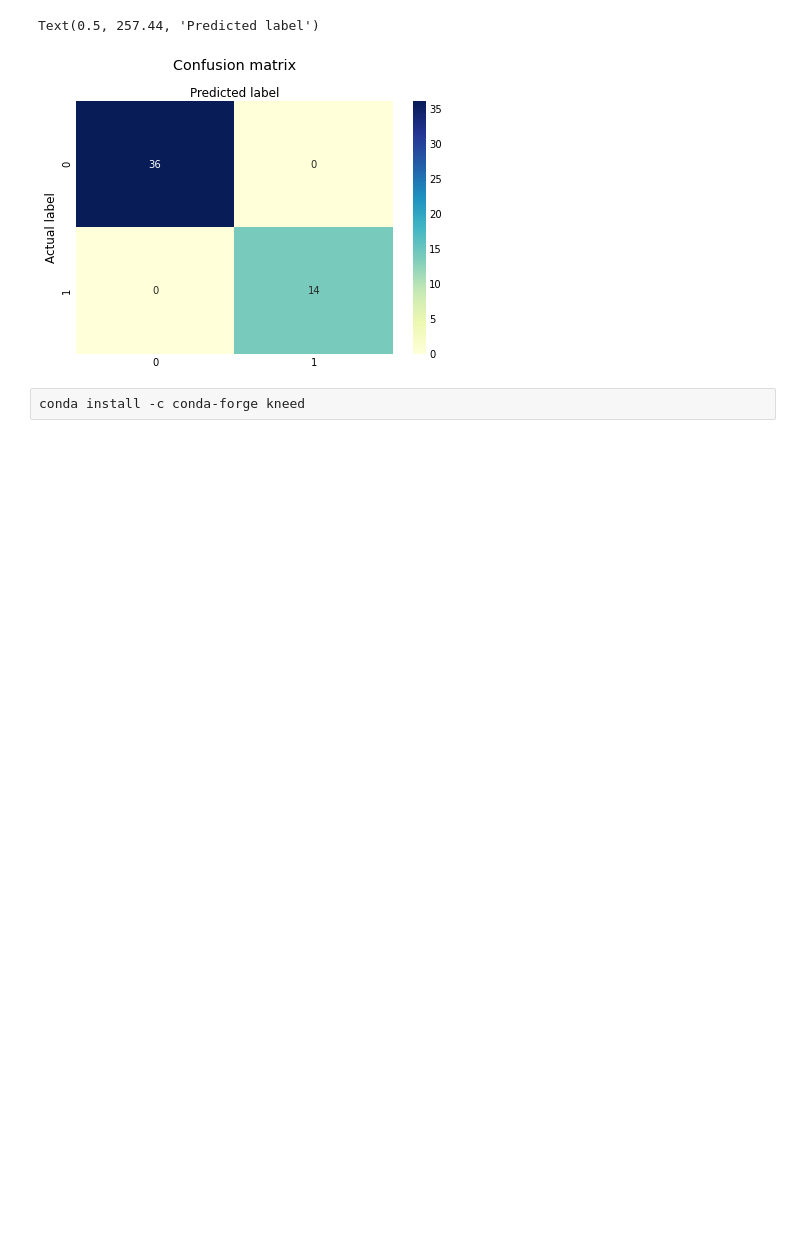
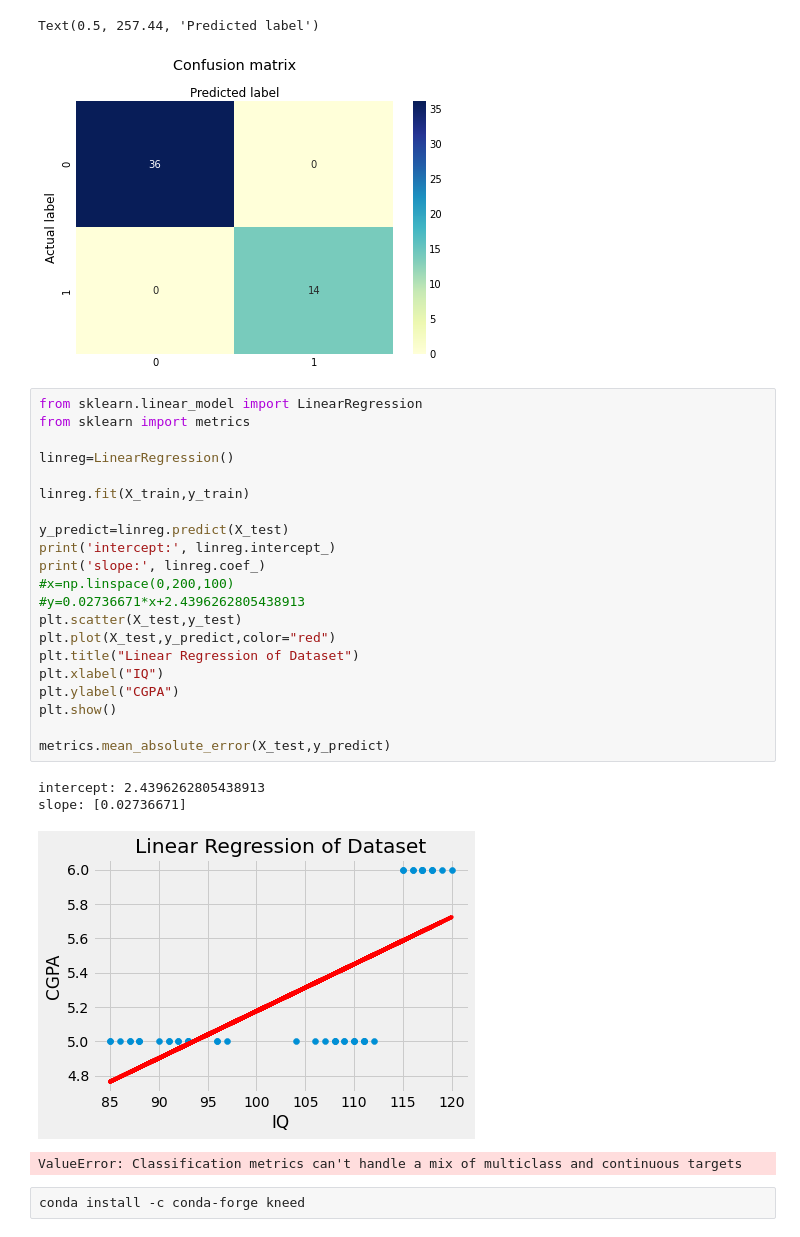
Before and after one commit to BryanAndy/Machine-Learning-Project, a Jupyter notebook: MachineLearningProject.ipynb, the cells around one changed output. Drawn from its saved outputs; the diff is of its cells as text; blank space fills up the shorter version.

Commit message:
Add files via upload
Altered for Linear Regression

```diff
--- a/MachineLearningProject.ipynb
+++ b/MachineLearningProject.ipynb
@@ -84,6 +84,32 @@ plt.xlabel('Predicted label')
 # %% [output]
 Text(0.5, 257.44, 'Predicted label')
 [figure]
+# %%
+from sklearn.linear_model import LinearRegression
+from sklearn import metrics
+
+linreg=LinearRegression()
+
+linreg.fit(X_train,y_train)
+
+y_predict=linreg.predict(X_test)
+print('intercept:', linreg.intercept_)
+print('slope:', linreg.coef_)
+#x=np.linspace(0,200,100)
+#y=0.02736671*x+2.4396262805438913
+plt.scatter(X_test,y_test)
+plt.plot(X_test,y_predict,color="red")
+plt.title("Linear Regression of Dataset")
+plt.xlabel("IQ")
+plt.ylabel("CGPA")
+plt.show()
+
+metrics.mean_absolute_error(X_test,y_predict)
+# %% [output]
+intercept: 2.4396262805438913
+slope: [0.02736671]
+[figure, added]
+ValueError: Classification metrics can't handle a mix of multiclass and continuous targets
 # %%
 conda install -c conda-forge kneed
 # %% [output]
```
